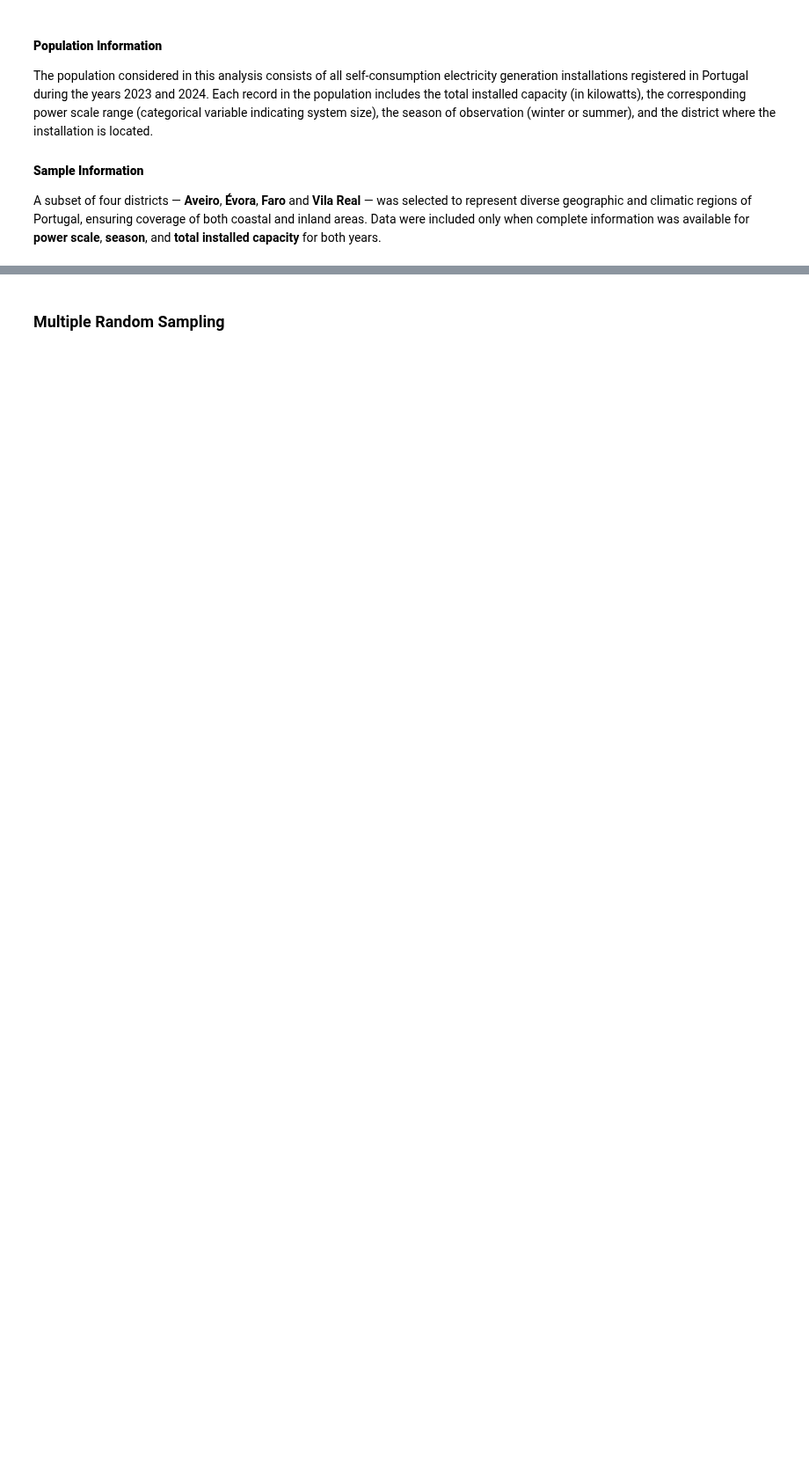
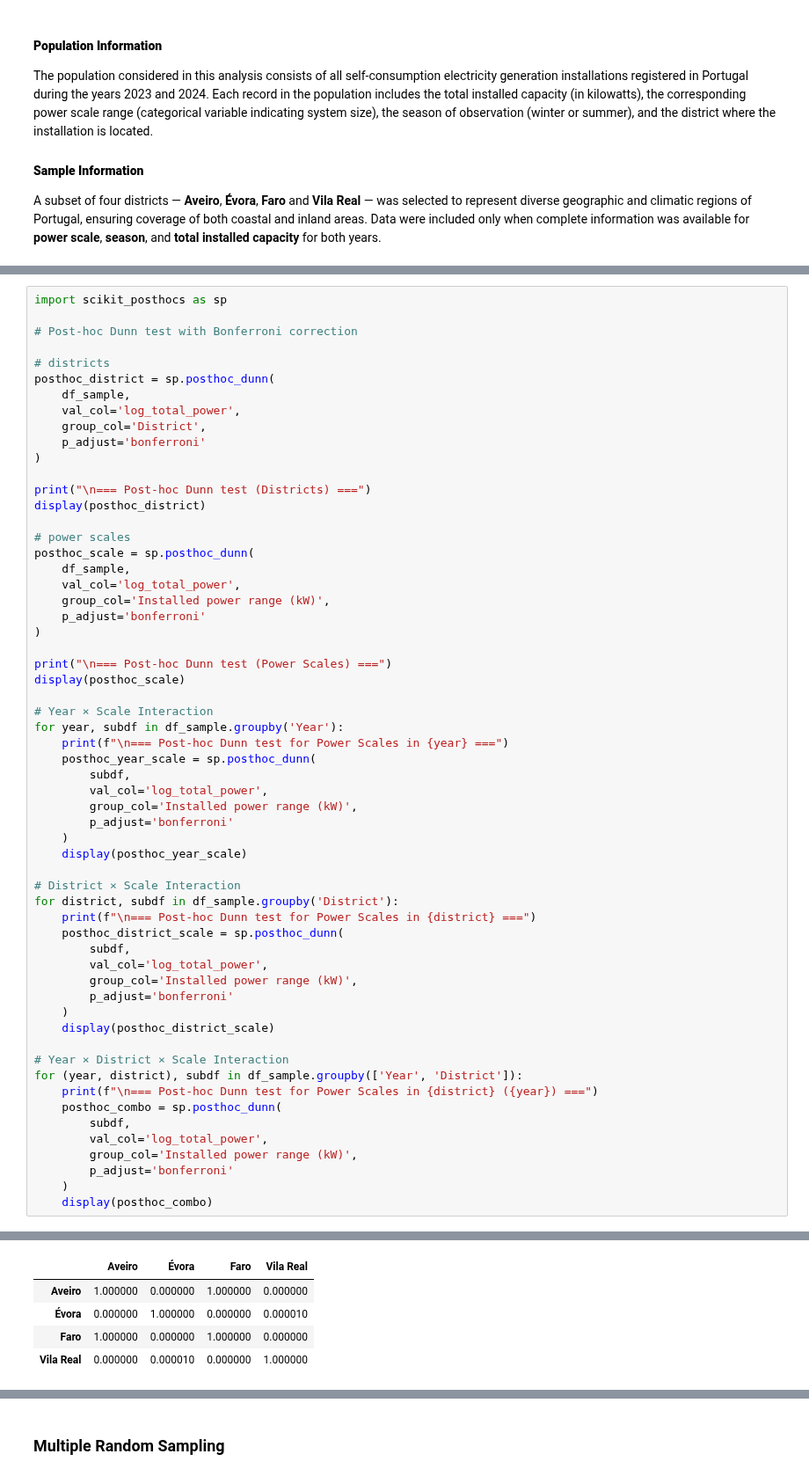
Before and after one commit to Mariana-rc01/WattWise, a Jupyter notebook: Notebooks/RQ3_toComplete.ipynb, the cells around one changed output, grey strips where cells are left out. Shown at 88% size. Drawn from its saved outputs; the diff is of its cells as text; blank space fills up the shorter version.

```diff
--- a/Notebooks/RQ3_toComplete.ipynb
+++ b/Notebooks/RQ3_toComplete.ipynb
@@ -739,0 +881,60 @@ to do
+# %%
+import scikit_posthocs as sp
+
+# Post-hoc Dunn test with Bonferroni correction
+
+# districts
+posthoc_district = sp.posthoc_dunn(
+    df_sample,
+    val_col='log_total_power',
+    group_col='District',
+    p_adjust='bonferroni'
+)
+
+print("\n=== Post-hoc Dunn test (Districts) ===")
+display(posthoc_district)
+
+# power scales
+posthoc_scale = sp.posthoc_dunn(
+    df_sample,
+    val_col='log_total_power',
+    group_col='Installed power range (kW)',
+    p_adjust='bonferroni'
+)
+
+print("\n=== Post-hoc Dunn test (Power Scales) ===")
+display(posthoc_scale)
+
+# Year × Scale Interaction
+for year, subdf in df_sample.groupby('Year'):
+    print(f"\n=== Post-hoc Dunn test for Power Scales in {year} ===")
+    posthoc_year_scale = sp.posthoc_dunn(
+        subdf,
+        val_col='log_total_power',
+        group_col='Installed power range (kW)',
+        p_adjust='bonferroni'
+    )
+    display(posthoc_year_scale)
+
+# District × Scale Interaction
+for district, subdf in df_sample.groupby('District'):
+    print(f"\n=== Post-hoc Dunn test for Power Scales in {district} ===")
+    posthoc_district_scale = sp.posthoc_dunn(
+        subdf,
+        val_col='log_total_power',
+        group_col='Installed power range (kW)',
+        p_adjust='bonferroni'
+    )
+    display(posthoc_district_scale)
+
+# Year × District × Scale Interaction
+for (year, district), subdf in df_sample.groupby(['Year', 'District']):
+    print(f"\n=== Post-hoc Dunn test for Power Scales in {district} ({year}) ===")
+    posthoc_combo = sp.posthoc_dunn(
+        subdf,
+        val_col='log_total_power',
+        group_col='Installed power range (kW)',
+        p_adjust='bonferroni'
+    )
+    display(posthoc_combo)
+# %% [output]
@@ -739,0 +942,5 @@ to do
+|  | Aveiro | Évora | Faro | Vila Real |
+| Aveiro | 1.000000 | 0.000000 | 1.000000 | 0.000000 |
+| Évora | 0.000000 | 1.000000 | 0.000000 | 0.000010 |
+| Faro | 1.000000 | 0.000000 | 1.000000 | 0.000000 |
+| Vila Real | 0.000000 | 0.000010 | 0.000000 | 1.000000 |
```
Also changed, not shown: parts of 33 cells of this notebook.
